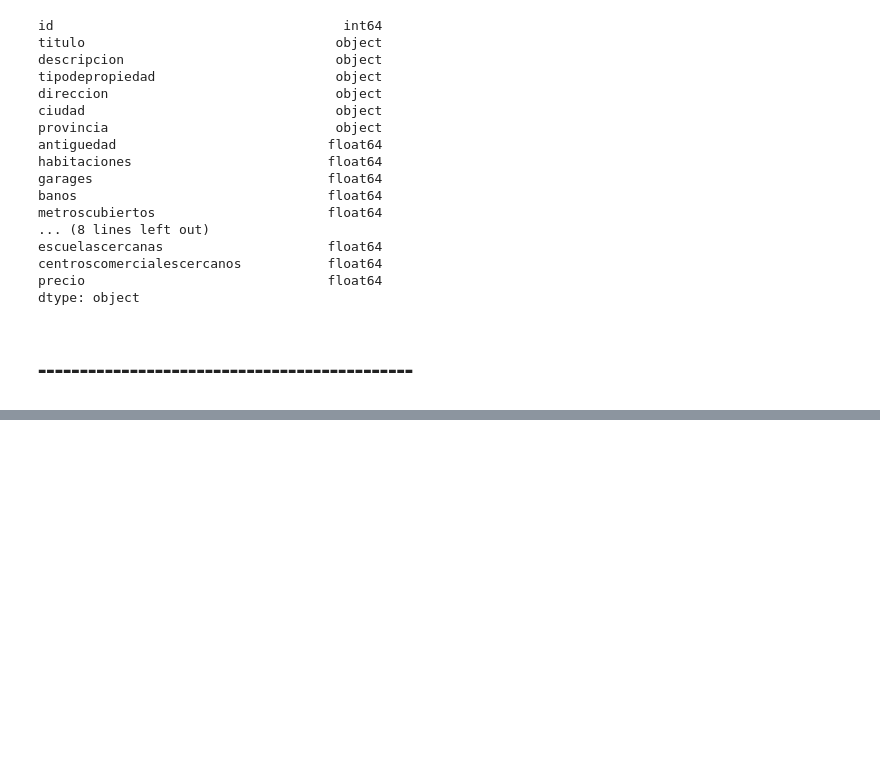
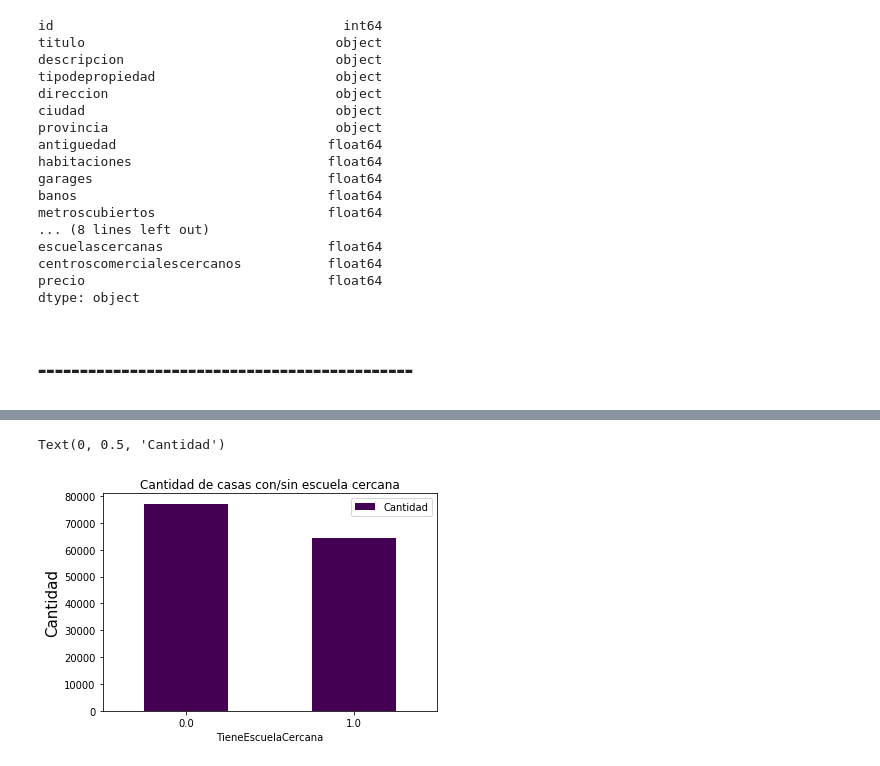
Before and after one commit to gdbien/9558-Organizacion-de-Datos, a Jupyter notebook: TP1/Lucas/HousesAnalysis.ipynb, the cells around one changed output, grey strips where cells are left out. Saved outputs shown, nothing was run; the diff lists cells and outputs as text; code cells hidden in the pictures; blank space fills up the shorter version.

```diff
--- a/TP1/Lucas/HousesAnalysis.ipynb
+++ b/TP1/Lucas/HousesAnalysis.ipynb
@@ -80,0 +90,3 @@ Voy a ver si encuentro algun atributo donde haya cantidades más parejas, y ver
+# %%
+casaPrecioEscuela = casas.iloc[:, [20,22]]
+casaPrecioEscuela.head()
@@ -80,0 +100,7 @@ Voy a ver si encuentro algun atributo donde haya cantidades más parejas, y ver
+# %%
+casasConEscuelaCercaCount = casaPrecioEscuela.groupby(casaPrecioEscuela["escuelascercanas"]).agg({"count"}).reset_index()
+casasConEscuelaCercaCount.columns = ["TieneEscuelaCercana", "Cantidad"]
+casasConEscuelaCercaCount.plot.bar(x="TieneEscuelaCercana", y="Cantidad", rot=0, title = "Cantidad de casas con/sin escuela cercana",colormap='viridis').set_ylabel("Cantidad", fontsize=15)
+# %% [output]
+Text(0, 0.5, 'Cantidad')
+[figure, added]
```
Also changed, not shown: parts of 44 cells of this notebook.
